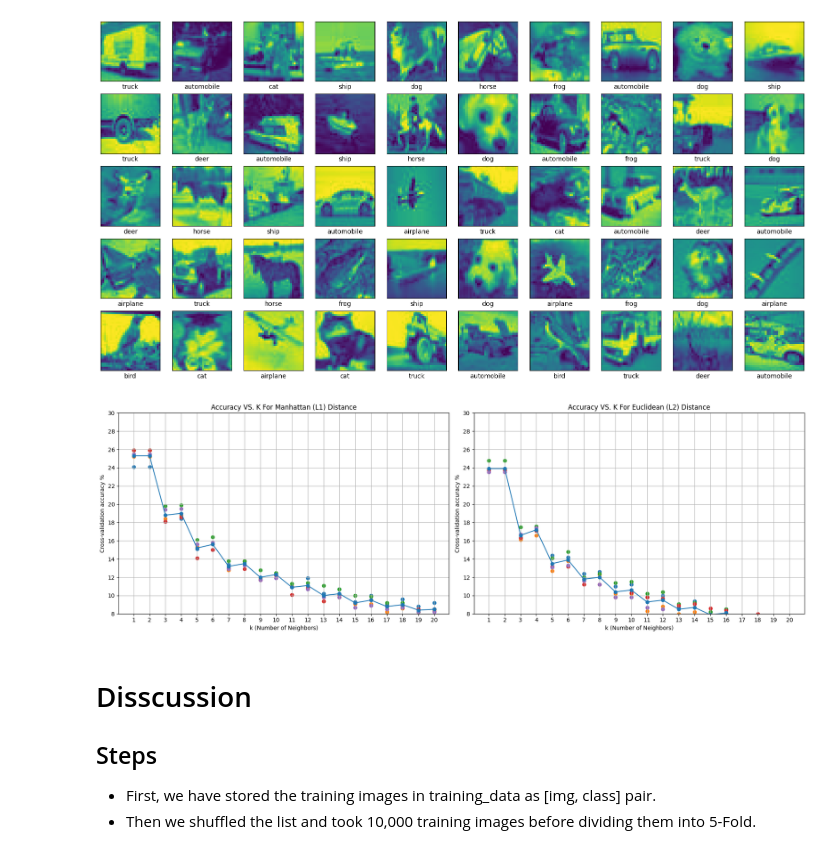
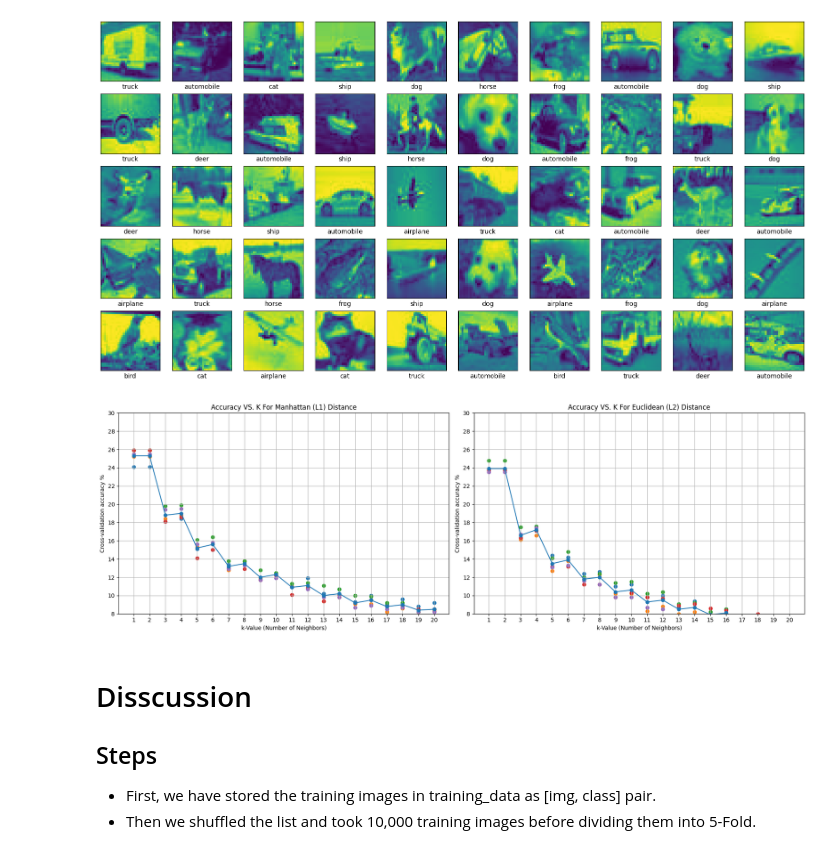
Before and after one commit to bakibillahrahat/cvpr, a Jupyter notebook: Mid/MID_CP_kNN.ipynb, the cells around one changed output. Saved outputs shown, nothing was run; the diff lists cells and outputs as text; code cells hidden in the pictures.

```diff
--- a/Mid/MID_CP_kNN.ipynb
+++ b/Mid/MID_CP_kNN.ipynb
@@ -163,36 +163,36 @@ plt.errorbar(x_list, trend,fmt='-o')
 plt.title('Accuracy VS. K For Manhattan (L1) Distance')
 plt.xticks(x_list)
 plt.yticks(list(range(8, 31, 2)))
 plt.grid(True)
-plt.xlabel('k (Number of Neighbors)')
+plt.xlabel('k-Value (Number of Neighbors)')
 plt.ylabel('Cross-validation accuracy %')
 plt.ylim([8, 30])
 
 
 # Euclidean (L2) distance graph
 plt.subplot(1, 2, 2)
 for fold in accuracies:
   y_list = [round(acc*100, 1) for acc in fold[1]] # fold[1] = l2_accurracy
   plt.scatter(x_list, y_list)
 #calculate equation for quadratic trendline
 arr = []
 for i in range(k_range):
   arr.append([fold[1][i] for fold in accuracies])
 trend = [round(np.mean(a)*100,1) for a in arr]
 plt.errorbar(x_list, trend,fmt='-o')
 
 plt.title('Accuracy VS. K For Euclidean (L2) Distance')
 plt.xticks(x_list)
 plt.yticks(list(range(8, 31, 2)))
 plt.grid(True)
-plt.xlabel('k (Number of Neighbors)')
+plt.xlabel('k-Value (Number of Neighbors)')
 plt.ylabel('Cross-validation accuracy %')
 plt.ylim([8, 30])
 
 plt.tight_layout()
 plt.show()
 # %% [output]
-[figure, old version]
+[figure, new version]
 # %% [markdown]
 # Disscussion
 ## Steps
```
